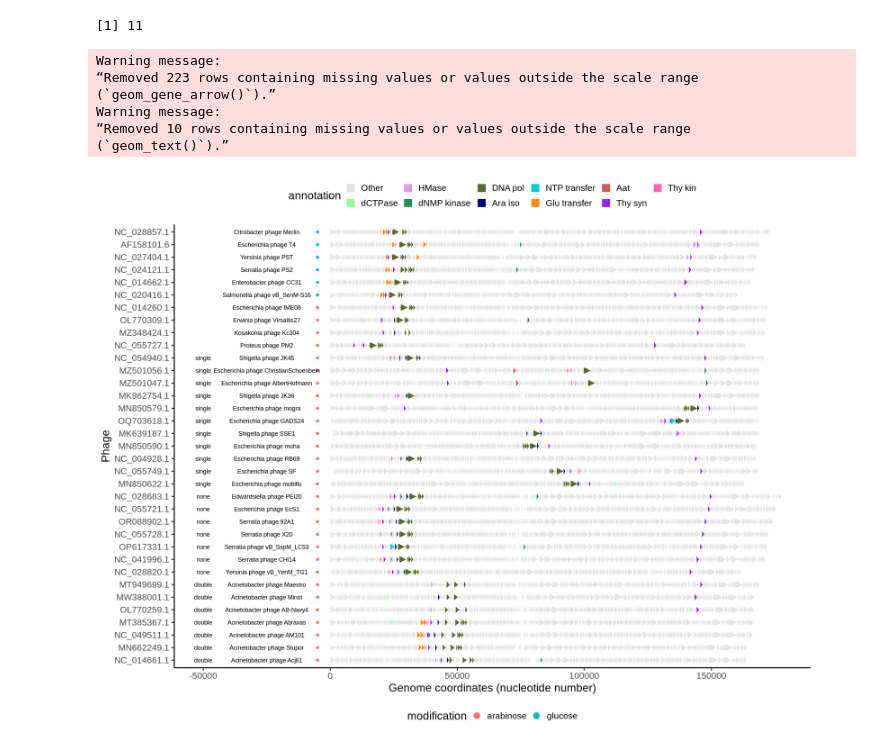
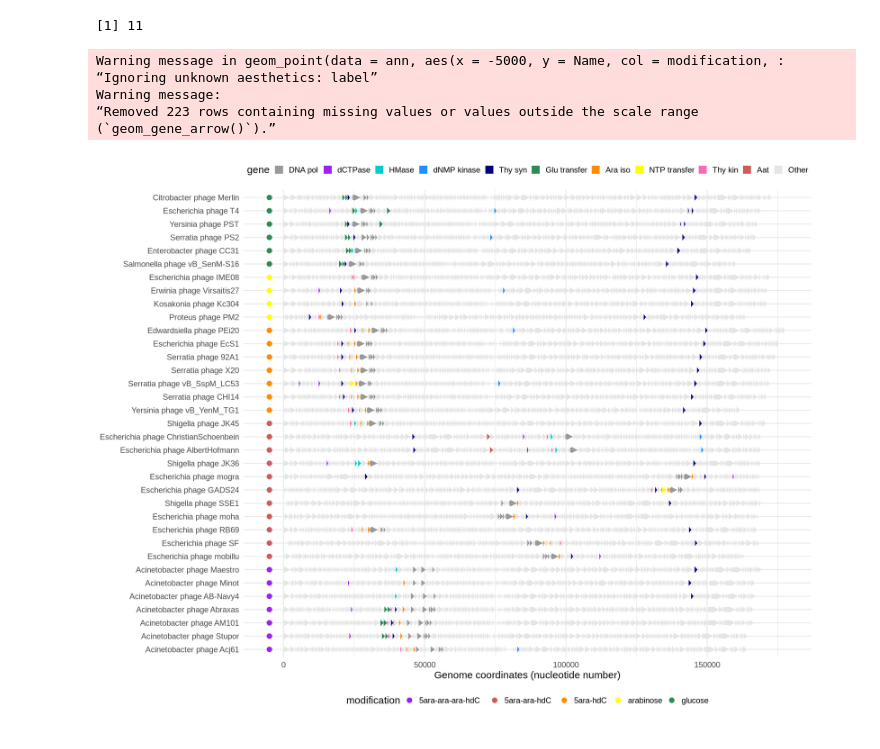
Before and after one commit to fineranlab/phage-genome-arabinosylation, a Jupyter notebook: bin/B_detect-arabinosylation-genes.ipynb, the cells around one changed output. Cells and saved outputs as stored; diff of their text form; code cells hidden in the pictures.

Commit message:
Update analysis scripts to include all genomes in INPHARED. Improved quantification based on groups.

```diff
--- a/bin/B_detect-arabinosylation-genes.ipynb
+++ b/bin/B_detect-arabinosylation-genes.ipynb
@@ -269,0 +406,4 @@ ggplot(df, aes(genus, total, fill=set)) +
+# %%
+# Check for duplicated accession numbers
+report$is_unique <- !duplicated(report$Accession)
+table(report$is_unique, report$set)
@@ -271,7 +414,7 @@ ggplot(df, aes(genus, total, fill=set)) +
 # Annotation
 
 ## Fetch data
-data <- training$features
+data <- features[features$set == 'training',]
 length(unique(data$Gene.CDS.Name))
 
 ## Look up gene
@@ -313,24 +456,6 @@ length(unique(data$annotation))
  [6] "dNMP kinase"  "Thy syn"      "Ara iso"      "Thy kin"      "Aat"
 [11] "NTP transfer"
 [1] 11
-# %%
-# Add colors
-cols <- list()
-
-cols$annotation <- c(
-    'Other' = 'grey90',
-    'dCTPase' = 'palegreen',
-    'HMase' = 'plum',
-    'dNMP kinase' = 'seagreen',
-    'DNA pol' = 'darkolivegreen',
-    'Ara iso' = 'navy',
-    'NTP transfer' = 'cyan3',
-    'Glu transfer' = 'darkorange',
-    'Aat' = 'indianred',
-    'Thy syn' = 'purple',
-    'Thy kin' = 'hotpink'
-)
-data$annotation <- factor(data$annotation, names(cols$annotation))
 # %%
 # Modify data
 
@@ -350,39 +475,38 @@ data$Name <- report$Virus.Name[index]
 # %%
 # Visualize genomes
 options(repr.plot.width=18, repr.plot.height=14)
 
 ## Fetch data
 df <- data
 
 ## Create annotations
 ann <- df %>% select(Accession, modification, aat, Name) %>% unique()
 
 ## Order
-df <- df[order(df$modification, df$aat, df$genomeSize), ]
-df$Accession <- factor(df$Accession, unique(df$Accession))
+df <- df[order(df$modification, df$genomeSize), ]
+df$Name <- factor(df$Name, unique(df$Name))
 
 # Plot
 ggplot(df) +
     geom_gene_arrow(aes(
         xmin = Gene.CDS.Nucleotide.FASTA.Range.Start, xmax = Gene.CDS.Nucleotide.FASTA.Range.Stop,
-        y = Accession, fill = annotation), col=NA
+        y = Name, fill = annotation), col=NA
                    ) +
     scale_fill_manual(values = cols$annotation) +
-    geom_point(data=ann, aes(x=-5000, y=Accession, col=modification), size=2) +
-    geom_text(data=ann, aes(x=-50000, y=Accession, label=aat)) +
-    geom_text(data=ann, aes(x=-25000, y=Accession, label=Name)) +
-    theme_classic(20) +
-    guides(fill = guide_legend(position = 'top', nrow=2),
-           col = guide_legend(override.aes = list(size=5), position = 'bottom', nrow = 1)) +
-    labs(x = "Genome coordinates (nucleotide number)", y = "Phage")
+    scale_color_manual(values = cols$modification) +
+    geom_point(data=ann, aes(x=-5000, y=Name, col=modification, label=modification), size=4) +
+    theme_minimal(18) +
+    guides(fill = guide_legend(position = 'top', nrow=1),
+           col = guide_legend(position = 'bottom', nrow=1)
+          ) +
+    labs(x = "Genome coordinates (nucleotide number)", y = NULL, fill='gene')
 # %% [output]
+Warning message in geom_point(data = ann, aes(x = -5000, y = Name, col = modification, :
+“Ignoring unknown aesthetics: label”
 Warning message:
 “Removed 223 rows containing missing values or values outside the scale range
 (`geom_gene_arrow()`).”
-Warning message:
-“Removed 10 rows containing missing values or values outside the scale range
-(`geom_text()`).”
-[figure, old version]
+[figure, new version]
 # %%
 # Refine annotations
 options(repr.plot.width=10, repr.plot.height=5)
```
Also changed, not shown: parts of 54 cells of this notebook, 2 other files.
